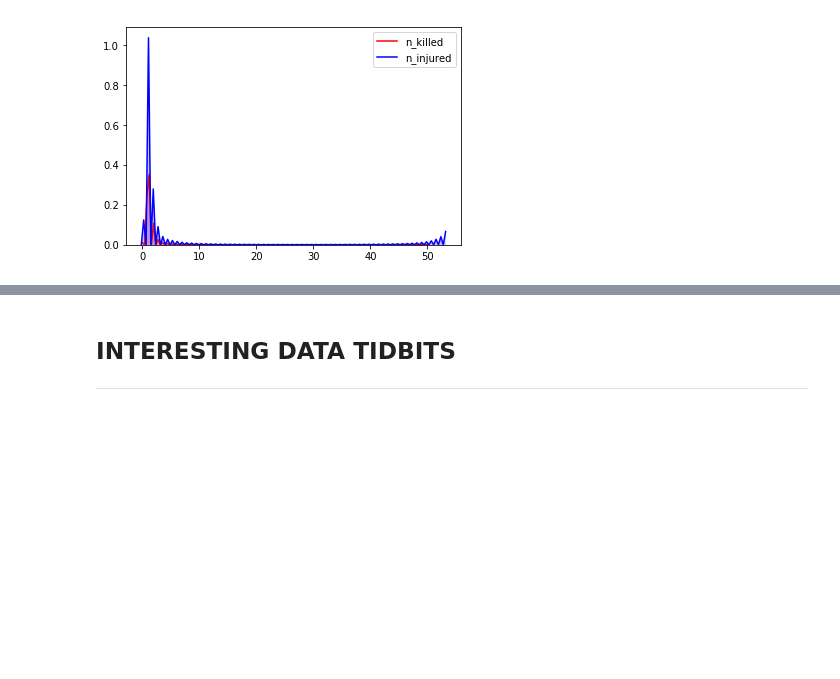
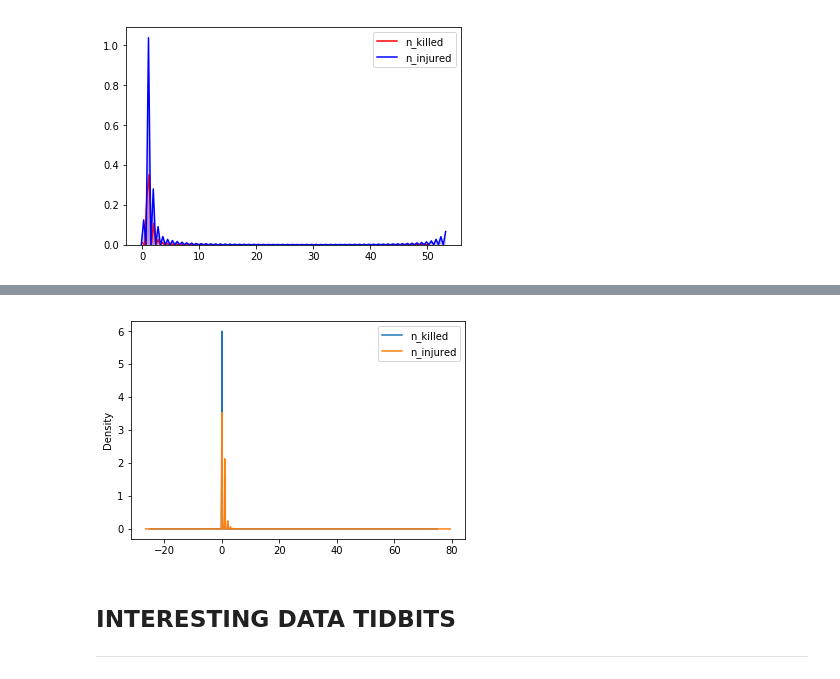
Before and after one commit to jayceazua/ds-1-1, a Jupyter notebook: ds-1-1-final-project/gun_violence_playground.ipynb, the cells around one changed output, grey strips where cells are left out. Saved outputs shown, nothing was run; the diff lists cells and outputs as text; code cells hidden in the pictures; blank space fills up the shorter version.

```diff
--- a/ds-1-1-final-project/gun_violence_playground.ipynb
+++ b/ds-1-1-final-project/gun_violence_playground.ipynb
@@ -355,3 +361,7 @@ plt.show()
+# %%
+ax = df1.plot.kde()
+# %% [output]
+[figure, added]
 # %% [markdown]
 ## INTERESTING DATA TIDBITS
 
```
Also changed, not shown: parts of 7 cells of this notebook.
